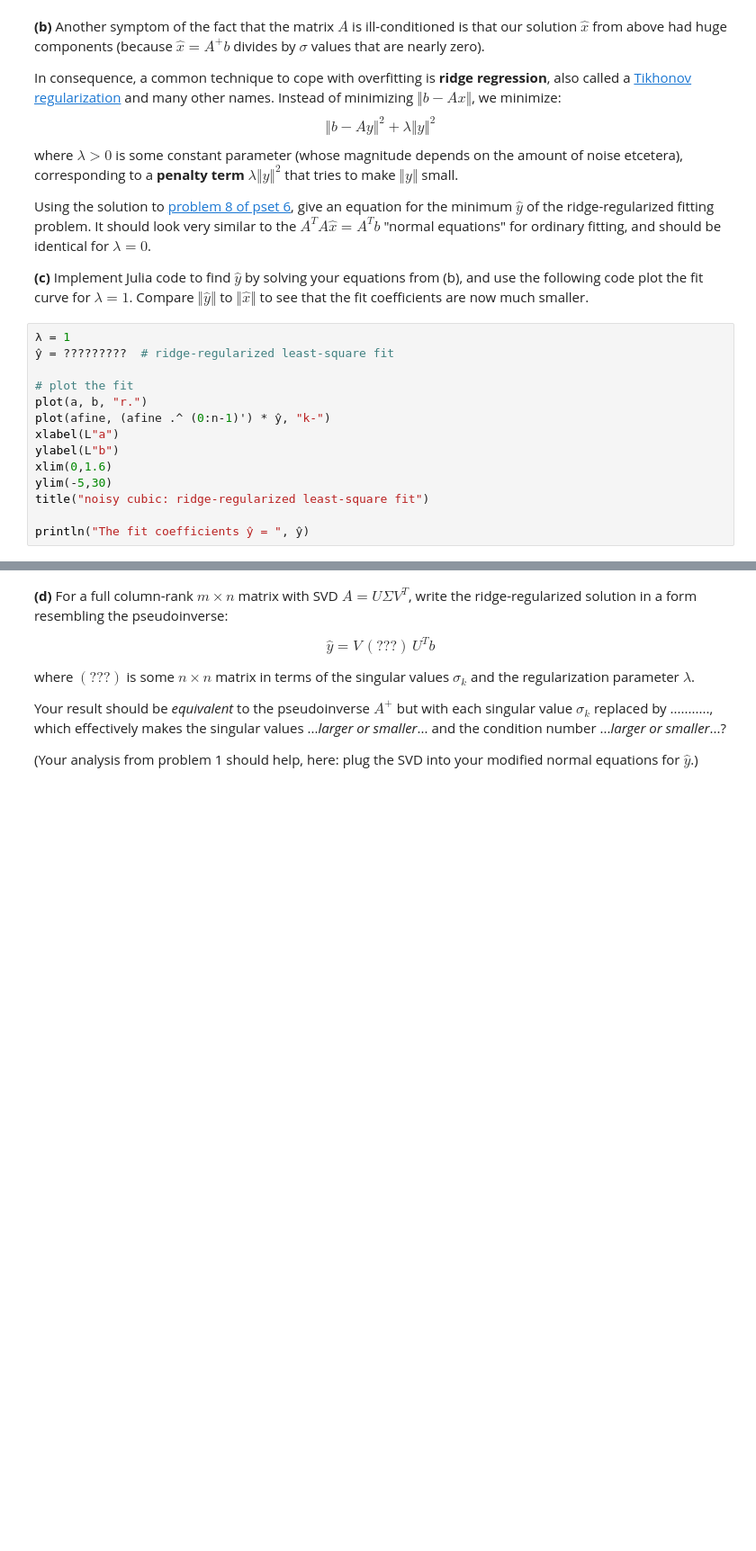
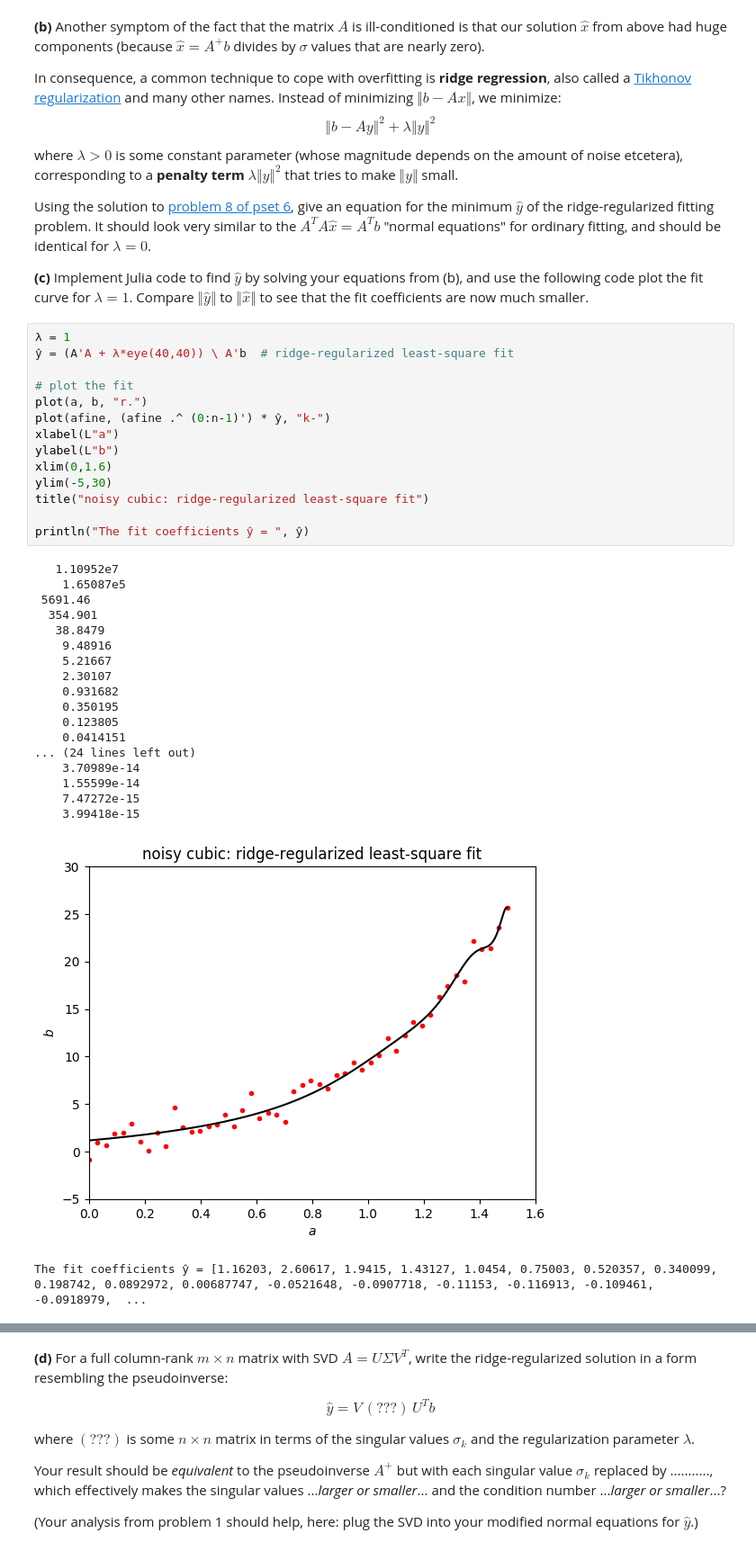
Before and after one commit to RobertDurfee/Notes, a Jupyter notebook: 18-19F/18.06/Problem Set/8/PS8.ipynb, the cells around one changed output, grey strips where cells are left out. Shown at 90% size. Drawn from its saved outputs; the diff is of its cells as text; blank space fills up the shorter version.

```diff
--- a/18-19F/18.06/Problem Set/8/PS8.ipynb
+++ b/18-19F/18.06/Problem Set/8/PS8.ipynb
@@ -87,17 +100,37 @@ Using the solution to [problem 8 of pset 6](http://nbviewer.jupyter.org/github/s
 **(c)** Implement Julia code to find $\hat{y}$ by solving your equations from (b), and use the following code plot the fit curve for $\lambda = 1$.  Compare $\Vert \hat{y} \Vert$ to $\Vert \hat{x} \Vert$ to see that the fit coefficients are now much smaller.
 # %%
 λ = 1
-ŷ = ?????????  # ridge-regularized least-square fit
+ŷ = (A'A + λ*eye(40,40)) \ A'b  # ridge-regularized least-square fit
 
 # plot the fit
 plot(a, b, "r.")
 plot(afine, (afine .^ (0:n-1)') * ŷ, "k-")
 xlabel(L"a")
 ylabel(L"b")
 xlim(0,1.6)
 ylim(-5,30)
 title("noisy cubic: ridge-regularized least-square fit")
 
 println("The fit coefficients ŷ = ", ŷ)
+# %% [output]
+   1.10952e7
+    1.65087e5
+ 5691.46
+  354.901
+   38.8479
+    9.48916
+    5.21667
+    2.30107
+    0.931682
+    0.350195
+    0.123805
+    0.0414151
+... (24 lines left out)
+    3.70989e-14
+    1.55599e-14
+    7.47272e-15
+    3.99418e-15
+[figure, added]
+The fit coefficients ŷ = [1.16203, 2.60617, 1.9415, 1.43127, 1.0454, 0.75003, 0.520357, 0.340099, 0.198742, 0.0892972, 0.00687747, -0.0521648, -0.0907718, -0.11153, -0.116913, -0.109461, -0.0918979,  ...
 # %%
 norm(ŷ) / norm(x̂) # we should have ‖ŷ‖ ≪ ‖x̂‖
```
Also changed, not shown: parts of 6 cells of this notebook.
